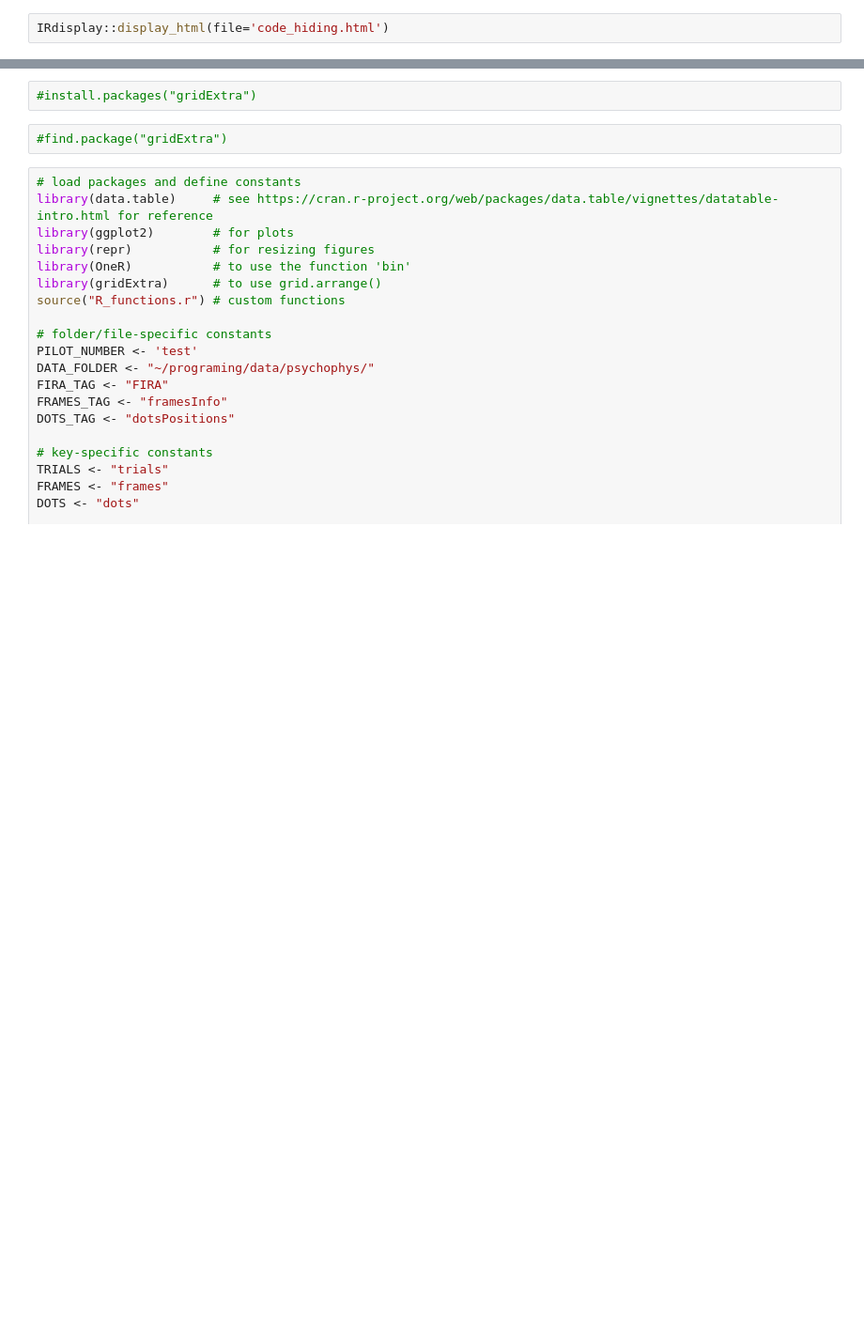
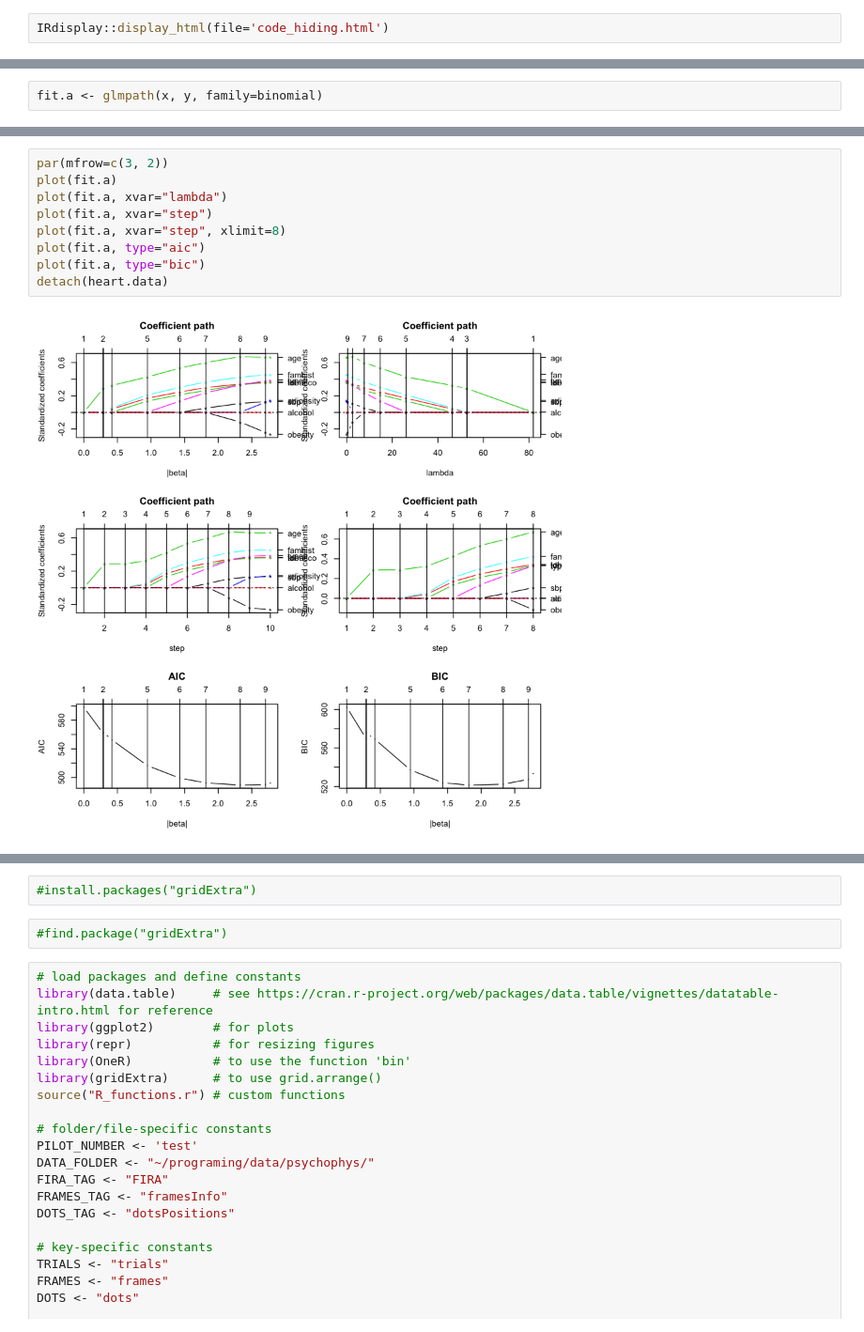
Before and after one commit to TheGoldLab/Analysis_SingleCP_DotsReversal, a Jupyter notebook: Jupyter/test.ipynb, the cells around one changed output, grey strips where cells are left out. Shown at 94% size. Drawn from its saved outputs; the diff is of its cells as text; blank space fills up the shorter version.

```diff
--- a/Jupyter/test.ipynb
+++ b/Jupyter/test.ipynb
@@ -2,0 +67,2 @@ IRdisplay::display_html(file='code_hiding.html')
+# %%
+fit.a <- glmpath(x, y, family=binomial)
@@ -2,0 +85,11 @@ IRdisplay::display_html(file='code_hiding.html')
+# %%
+par(mfrow=c(3, 2))
+plot(fit.a)
+plot(fit.a, xvar="lambda")
+plot(fit.a, xvar="step")
+plot(fit.a, xvar="step", xlimit=8)
+plot(fit.a, type="aic")
+plot(fit.a, type="bic")
+detach(heart.data)
+# %% [output]
+[figure, added]
```
Also changed, not shown: parts of 21 cells of this notebook, 2 other files.
